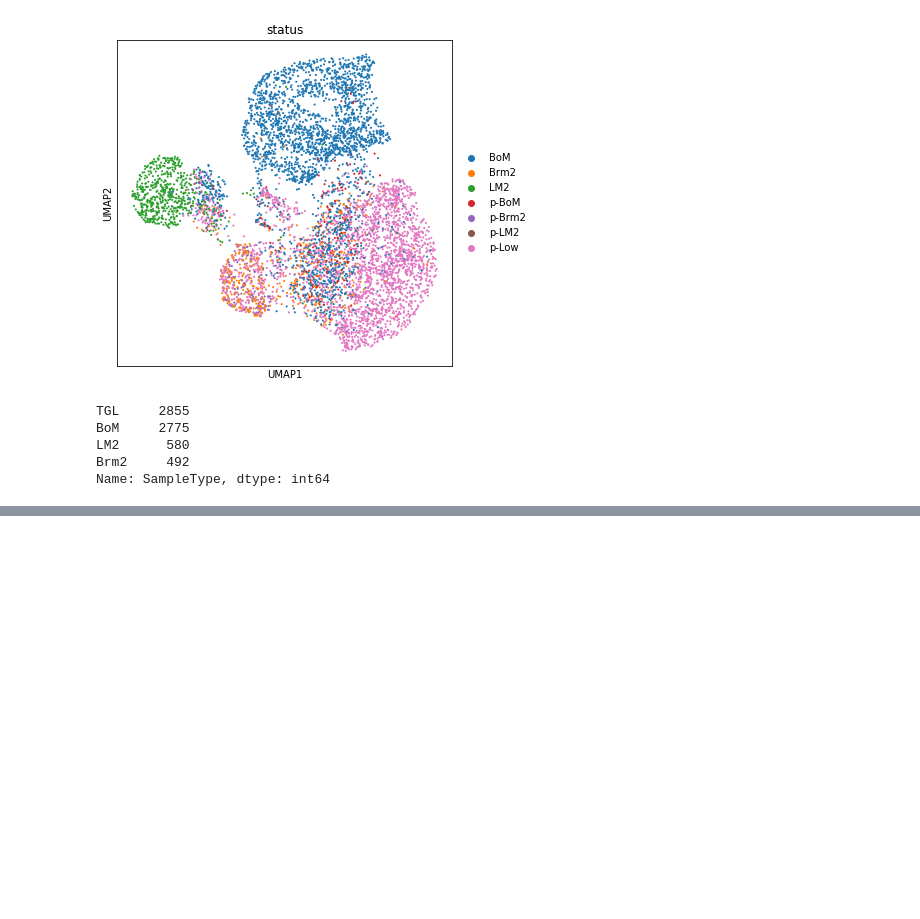
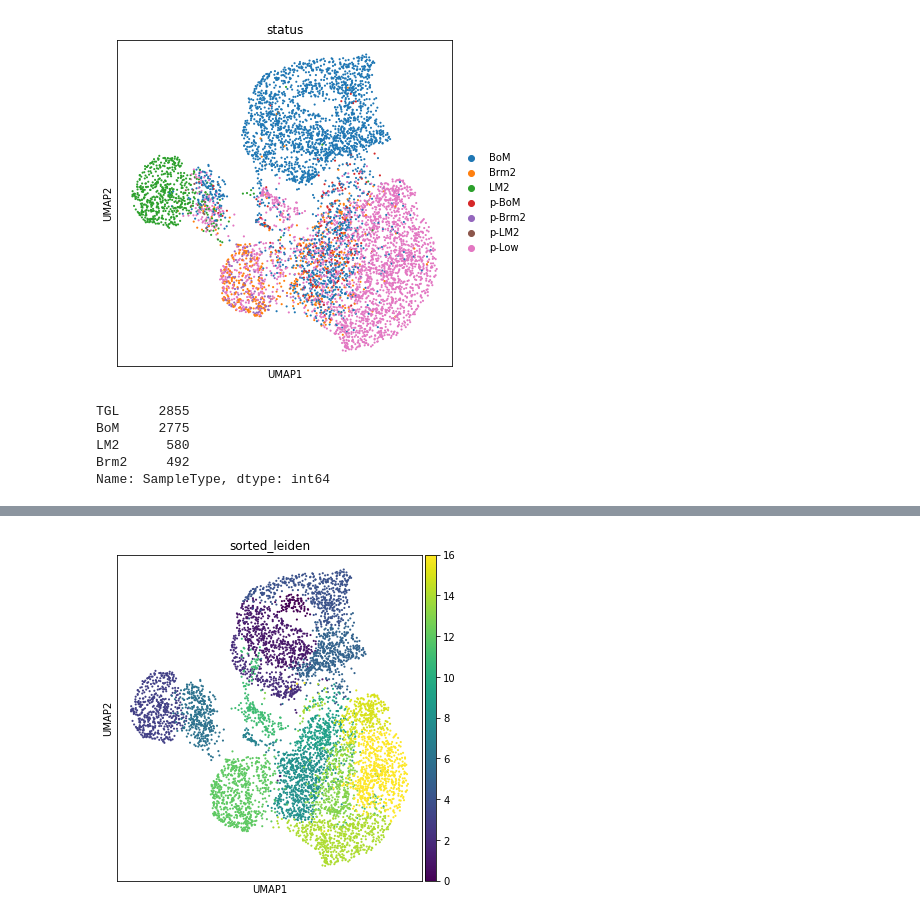
Before and after one commit to UCSFSystemsBio/BP205B_2020, a Jupyter notebook: DE_MDA.ipynb, the cells around one changed output, grey strips where cells are left out. Drawn from its saved outputs; the diff is of its cells as text; code cells hidden in the pictures; blank space fills up the shorter version.

```diff
--- a/DE_MDA.ipynb
+++ b/DE_MDA.ipynb
@@ -162,3 +340,4 @@ ax.grid(b=None)
 # %%
-sc.pl.umap(adata, color=['sorted_leiden']) # , save = 'leiden-cluster.svg'
+sc.pl.umap(adata, color=['sorted_leiden'], save = 'leiden-cluster.svg') # , save = 'leiden-cluster.svg'
 #sc.pl.umap(adata, color=['SampleType','status'])
+# %% [output]
@@ -165,3 +345,4 @@ sc.pl.umap(adata, color=['sorted_leiden']) # , save = 'leiden-cluster.svg'
+[figure, added]
 # %%
 def DE_pairwise(adata, column,group, refer):
     plt.figure(figsize = (5,5))
```
Also changed, not shown: parts of 20 cells of this notebook.
